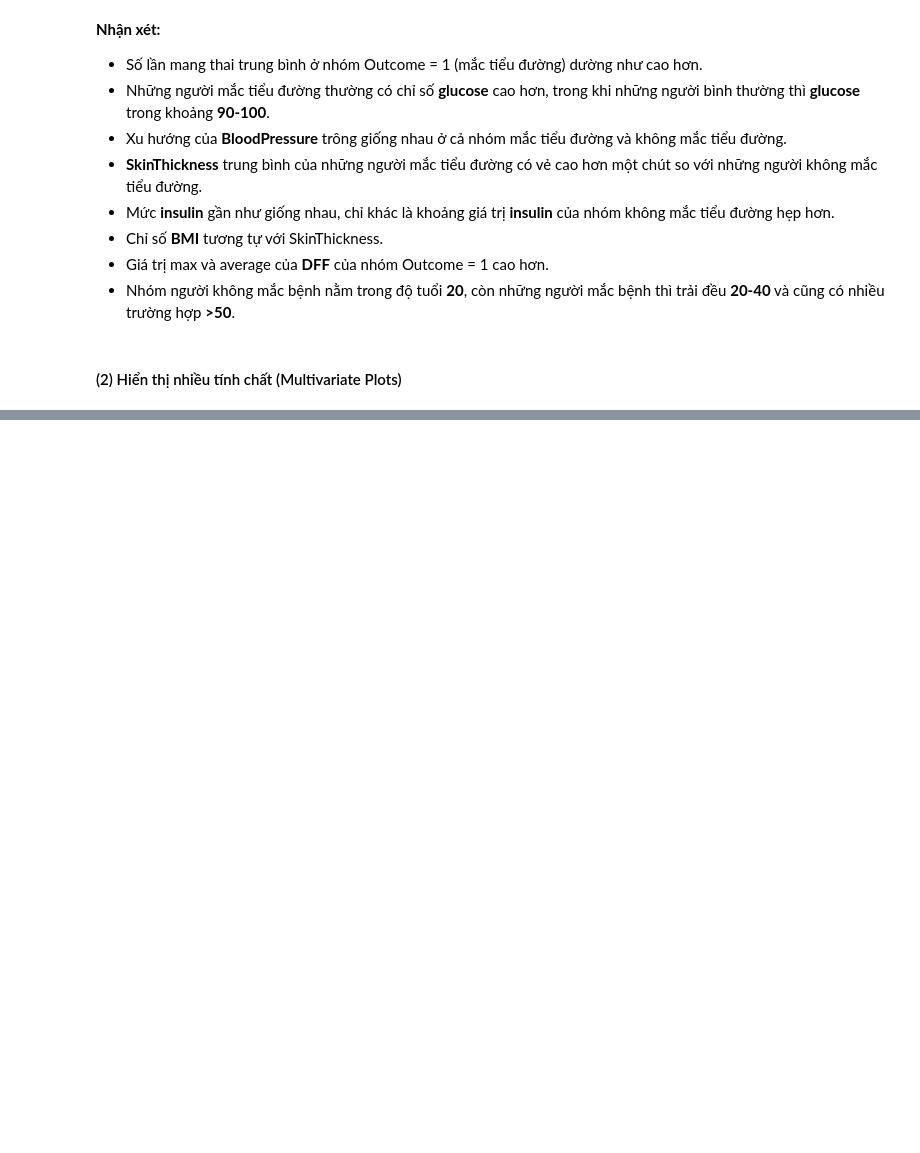
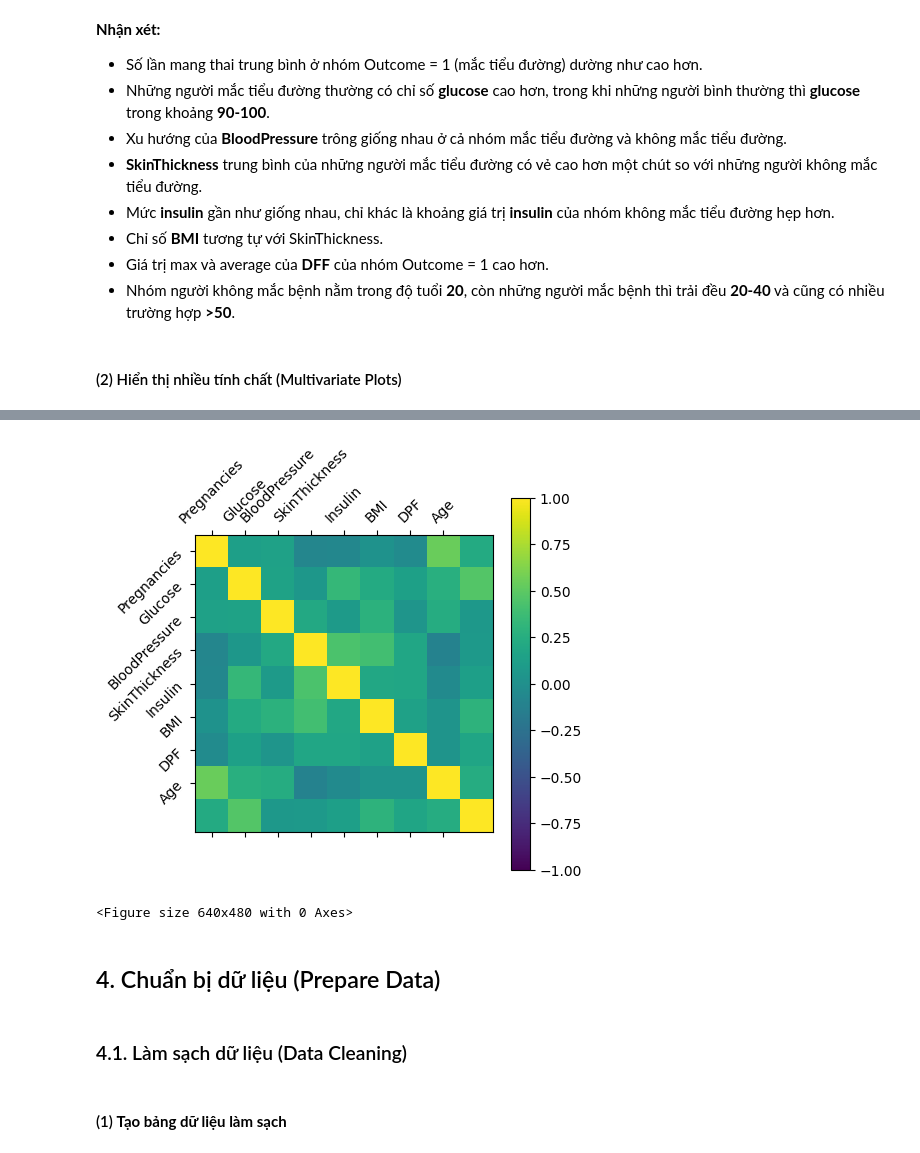
Before and after one commit to chien2734/sgu_data_analyst, a Jupyter notebook: Lab03_BuiDucChien_3122410039.ipynb, the cells around one changed output, grey strips where cells are left out. Cells and saved outputs as stored; diff of their text form; code cells hidden in the pictures; blank space fills up the shorter version.

```diff
--- a/Lab03_BuiDucChien_3122410039.ipynb
+++ b/Lab03_BuiDucChien_3122410039.ipynb
@@ -192,7 +194,7 @@ Một số thuật toán học máy như hồi quy tuyến tính và logistic c
 
 Như vậy, thật sự cần thiết để xem xét tất cả các mối tương quan theo cặp của các thuộc tính trong tập dữ liệu.
 # %%
-corr = df_dataset.corr()
+corr = df_dataset.corr(method='pearson')
 print(corr)
 # %% [output]
                Pregnancies   Glucose  BloodPressure  SkinThickness   Insulin  \
@@ -291,0 +294,18 @@ pd.plotting.scatter_matrix(df_dataset[cols], figsize=(12,6));
+# %%
+plt.matshow(corr, vmin=-1, vmax=1)
+plt.colorbar()
+plt.xticks(np.arange(len(df_dataset.columns[:-1])), rotation=45)
+plt.yticks(np.arange(len(df_dataset.columns[:-1])), rotation=45)
+plt.gca().set_xticklabels(list(df_dataset.columns[:-1]))
+plt.gca().set_yticklabels(list(df_dataset.columns[:-1]))
+plt.show()
+plt.savefig('matrix_corr.png')
+# %% [output]
+[figure, added]
+<Figure size 640x480 with 0 Axes>
+# %% [markdown]
+## 4. Chuẩn bị dữ liệu (Prepare Data)
+# %% [markdown]
+### 4.1. Làm sạch dữ liệu (Data Cleaning)
+# %% [markdown]
+#### (1) **Tạo bảng dữ liệu làm sạch**
```
Also changed, not shown: parts of 12 cells of this notebook.
